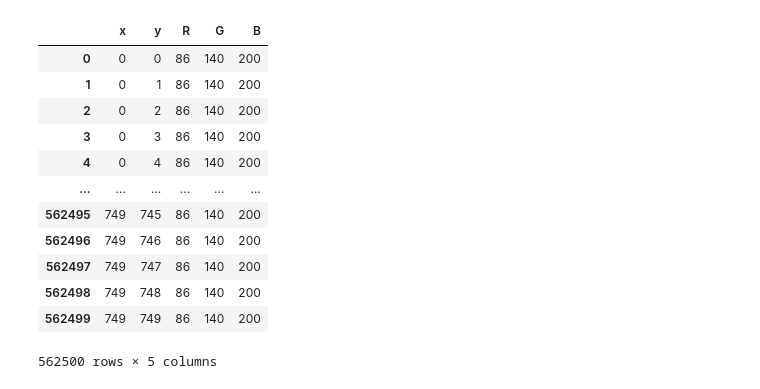
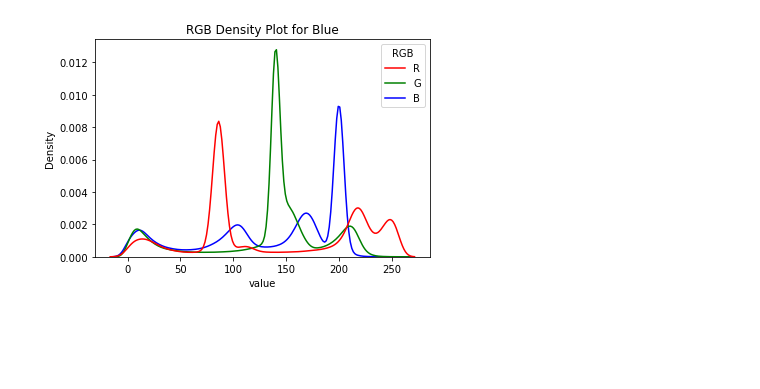
Before and after one commit to clwchanx/STA-160-Final, a Jupyter notebook: Image_Extraction.ipynb, the cells around one changed output. Drawn from its saved outputs; the diff is of its cells as text; code cells hidden in the pictures; blank space fills up the shorter version.

Commit message:
Density Plots

```diff
--- a/Image_Extraction.ipynb
+++ b/Image_Extraction.ipynb
@@ -11,6 +14,6 @@ def get_dim(Im):
 # %%
 def get_xy(Im):
-    """Take an image and return all possible x,y coordinate combinations"""
+    """Take an image and return all possible (x,y) coordinate combinations"""
     width, height = Image.open(Im).size
     return list(product(np.arange(width),np.arange(height)))
 # %%
@@ -32,0 +43,13 @@ def get_data(Im):
+# %%
+def plotter(Im, axis = None, title = None):
+    """Take an image and get density plot for rgb values"""
+    df = get_data(Im)
+    df = df.iloc[:,2:]
+    palt = {'R':'red','G':'green','B':'blue'}
+    df = df.melt(value_vars = ['R','G','B'])
+    df.columns.values[0] = 'RGB'
+    sns.kdeplot(data = df, hue = 'RGB', x = 'value', palette = palt, ax = axis).set(title = title)
+# %%
+plotter('BLUE.jpeg', title = 'RGB Density Plot for Blue')
+# %% [output]
+[figure, added]
@@ -33,16 +58,2 @@ def get_data(Im):
 # %%
-get_data('BLUE.jpeg')
+df = get_data('BLUE.jpeg')
-# %% [output]
-|  | x | y | R | G | B |
-| 0 | 0 | 0 | 86 | 140 | 200 |
-| 1 | 0 | 1 | 86 | 140 | 200 |
-| 2 | 0 | 2 | 86 | 140 | 200 |
-| 3 | 0 | 3 | 86 | 140 | 200 |
-| 4 | 0 | 4 | 86 | 140 | 200 |
-| ... | ... | ... | ... | ... | ... |
-| 562495 | 749 | 745 | 86 | 140 | 200 |
-| 562496 | 749 | 746 | 86 | 140 | 200 |
-| 562497 | 749 | 747 | 86 | 140 | 200 |
-| 562498 | 749 | 748 | 86 | 140 | 200 |
-| 562499 | 749 | 749 | 86 | 140 | 200 |
-562500 rows × 5 columns
```
Also changed, not shown: parts of 21 cells of this notebook, 2 other files.
